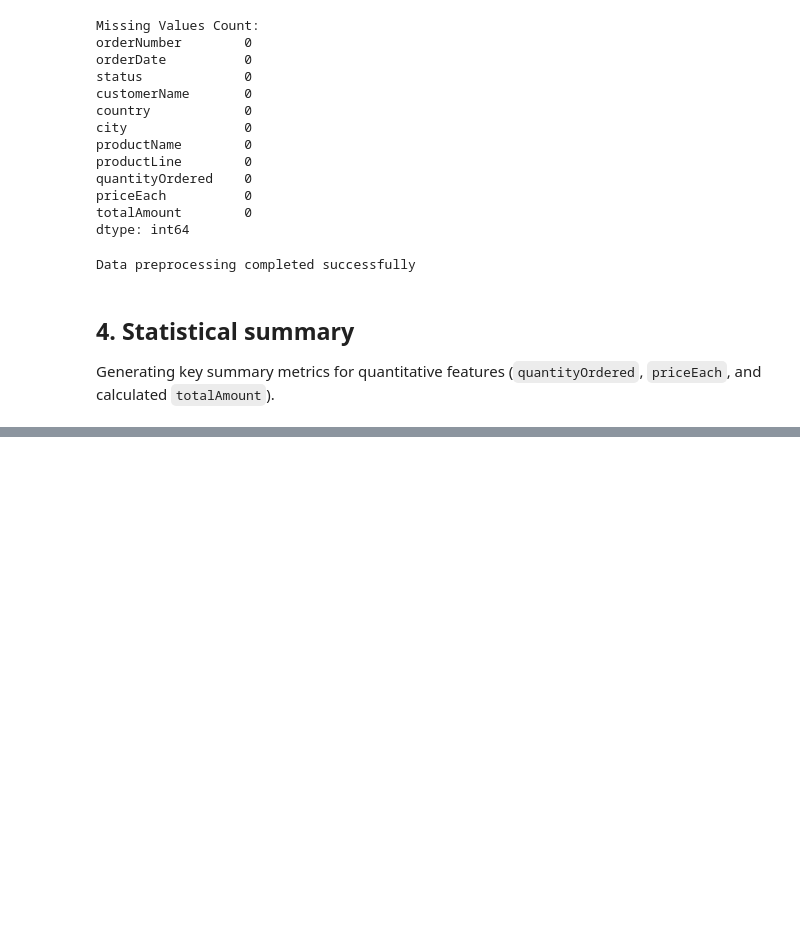
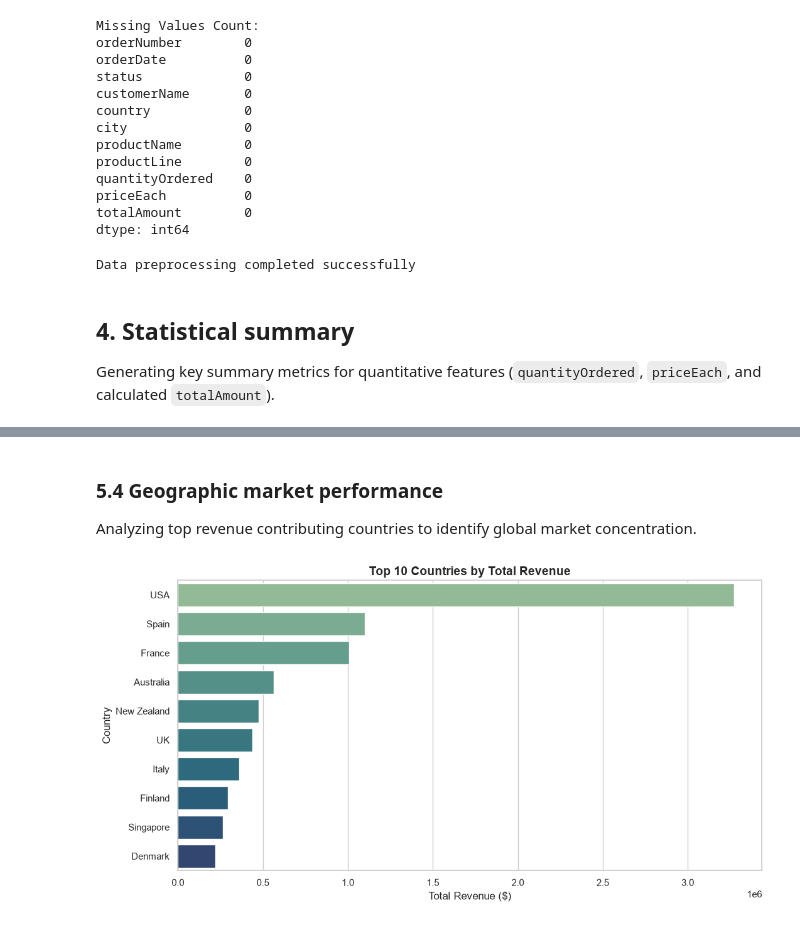
Before and after one commit to shekhshahedjiban-crypto/data_analysis_project, a Jupyter notebook: classicmodel.ipynb, the cells around one changed output, grey strips where cells are left out. Drawn from its saved outputs; the diff is of its cells as text; code cells hidden in the pictures; blank space fills up the shorter version.

```diff
--- a/classicmodel.ipynb
+++ b/classicmodel.ipynb
@@ -169,0 +238,14 @@ Generating key summary metrics for quantitative features (`quantityOrdered`, `pr
+# %% [markdown]
+### 5.4 Geographic market performance
+Analyzing top revenue contributing countries to identify global market concentration.
+# %%
+top_countries = df.groupby('country')['totalAmount'].sum().sort_values(ascending=False).head(10).reset_index()
+
+plt.figure(figsize=(12, 6))
+sns.barplot(x='totalAmount', y='country', data=top_countries, palette='crest')
+plt.title('Top 10 Countries by Total Revenue', fontsize=14, fontweight='bold')
+plt.xlabel('Total Revenue ($)', fontsize=12)
+plt.ylabel('Country', fontsize=12)
+plt.show()
+# %% [output]
+[figure, added]
```
Also changed, not shown: parts of 7 cells of this notebook.
